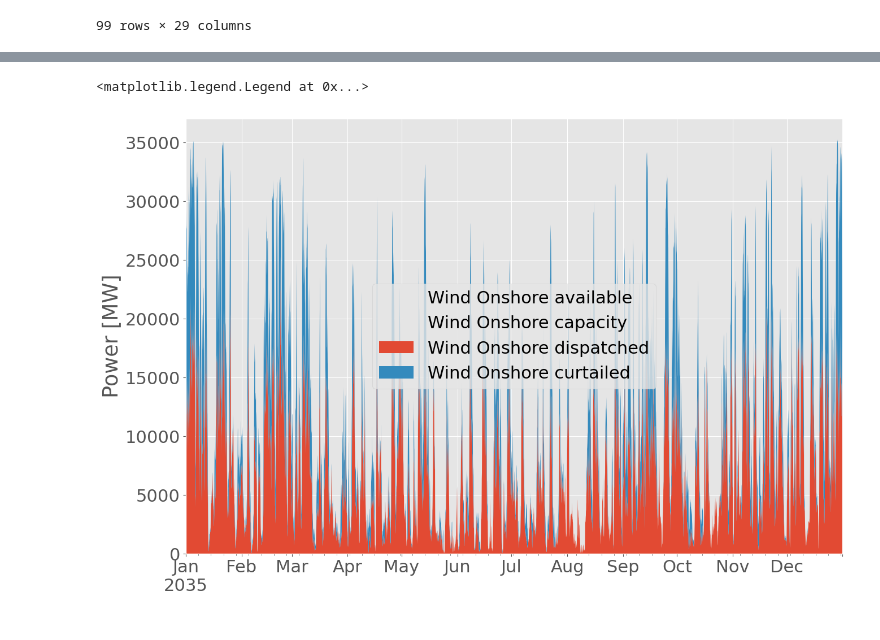
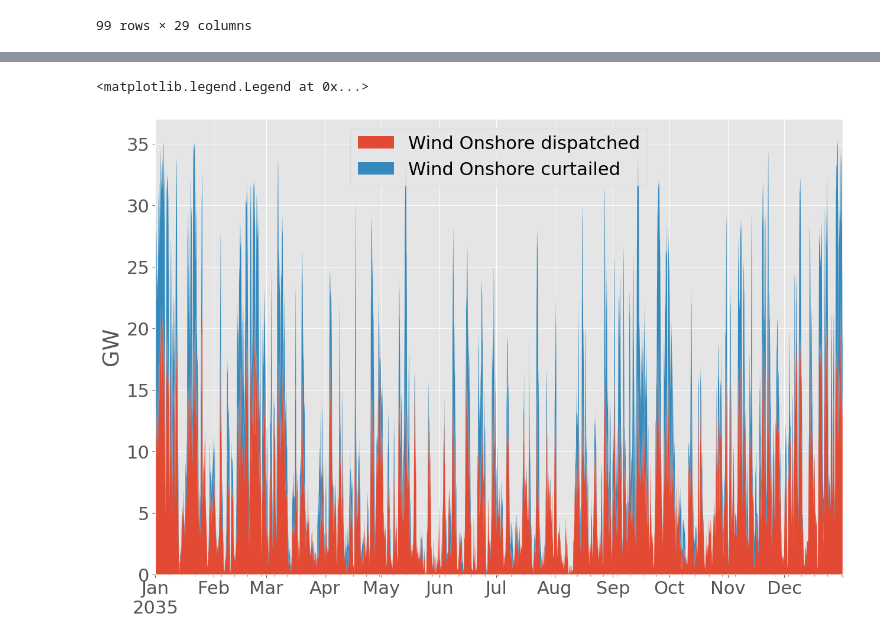
Before and after one commit to andrewlyden/PyPSA-GB, a Jupyter notebook: notebooks/Scotland - Security of Supply/Scotland_Curtailment_2035.ipynb, the cells around one changed output, grey strips where cells are left out. Cells and saved outputs as stored; diff of their text form; code cells hidden in the pictures.

```diff
--- a/notebooks/Scotland - Security of Supply/Scotland_Curtailment_2035.ipynb
+++ b/notebooks/Scotland - Security of Supply/Scotland_Curtailment_2035.ipynb
@@ -338,27 +333,26 @@ Text(0.5, 0, '')
 # %%
 carrier = "Wind Onshore"
 
 capacity = network.generators.groupby("carrier").sum().at[carrier, "p_nom"]
 p_available = network.generators_t.p_max_pu.multiply(network.generators["p_nom"])
 p_available_by_carrier = p_available.groupby(network.generators.carrier, axis=1).sum()
 p_curtailed_by_carrier = p_available_by_carrier - p_by_carrier
-p_df = pd.DataFrame({carrier + " available": p_available_by_carrier[carrier],
-                     carrier + " dispatched": p_by_carrier[carrier],
-                     carrier + " curtailed": p_curtailed_by_carrier[carrier]})
+p_df = pd.DataFrame({carrier + " dispatched": p_by_carrier[carrier],
+                     carrier + " curtailed": p_curtailed_by_carrier[carrier]}) / 1000
 
-p_df[carrier + " capacity"] = capacity
+# p_df[carrier + " capacity"] = capacity
 p_df["Wind Onshore curtailed"][p_df["Wind Onshore curtailed"] < 0.] = 0.
 fig, ax = plt.subplots(1, 1)
 fig.set_size_inches(15,10)
 p_df[[carrier + " dispatched", carrier + " curtailed"]].plot(kind="area", ax=ax, linewidth=0)
-p_df[[carrier + " available", carrier + " capacity"]].plot(ax=ax, linewidth=0)
+# p_df[[carrier + " available", carrier + " capacity"]].plot(ax=ax, linewidth=0)
 
 ax.set_xlabel("")
-ax.set_ylabel("Power [MW]")
+ax.set_ylabel("GW")
 ax.legend()
 # %% [output]
 <matplotlib.legend.Legend at 0x...>
-[figure, old version]
+[figure, new version]
 # %%
 p_curtailed_by_carrier[carrier].sum() / 1000000
 scaling_factor = 20.83 / (p_curtailed_by_carrier[carrier].sum() / 1000000)
```
Also changed, not shown: parts of 11 cells of this notebook, 24 other files.
